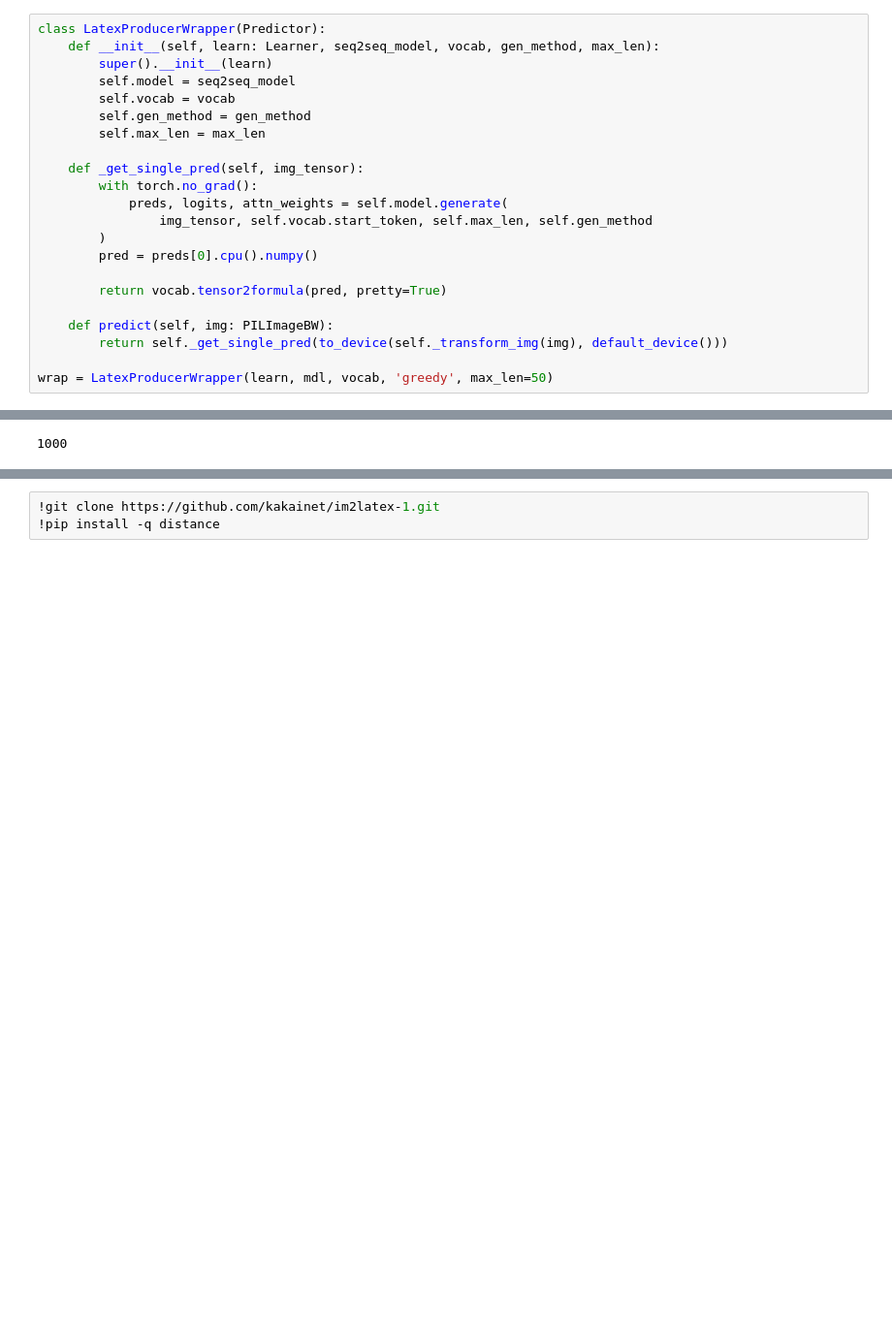
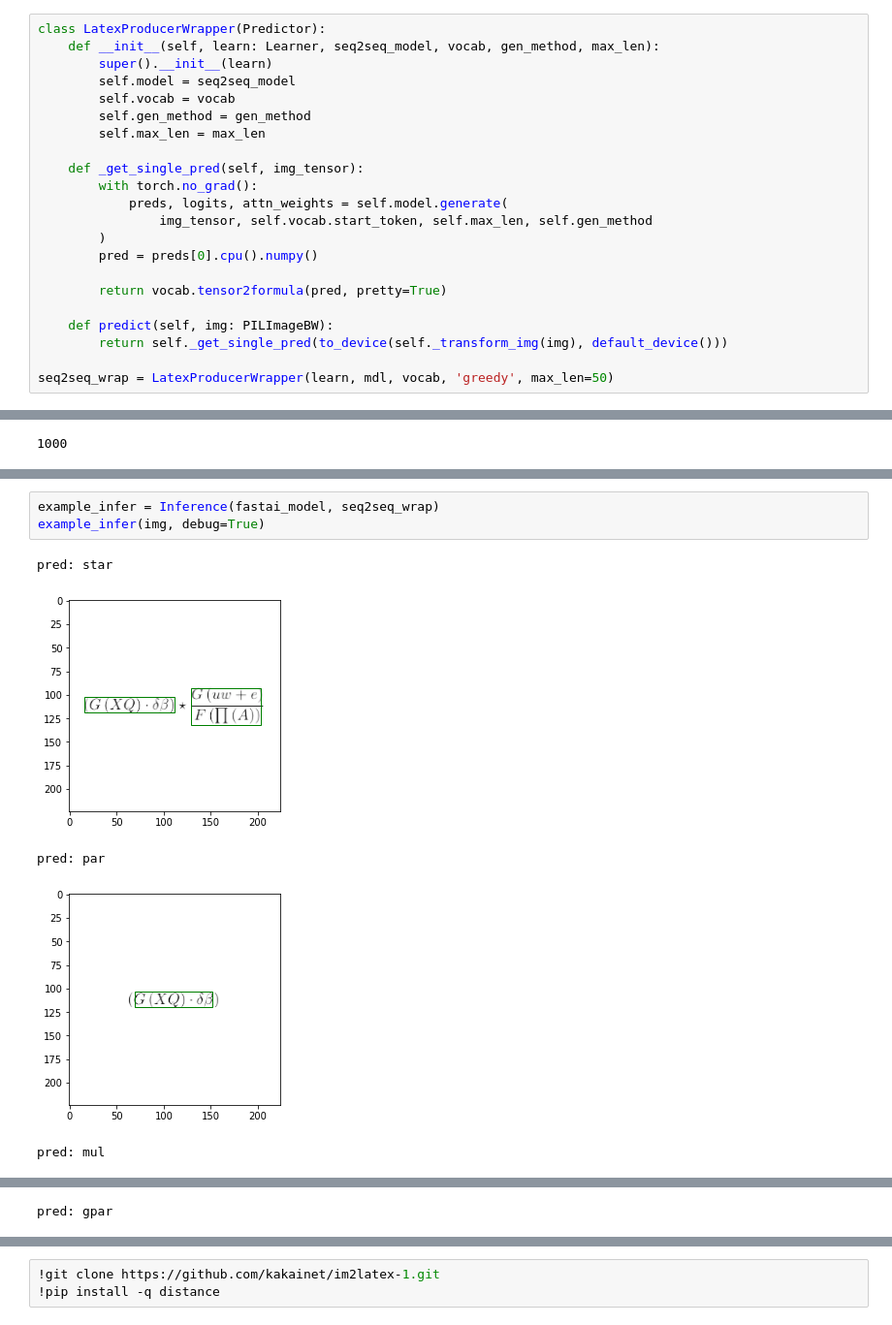
Before and after one commit to kakainet/TexNet, a Jupyter notebook: ITL_recursive_CNNs.ipynb, the cells around one changed output, grey strips where cells are left out. Shown at 97% size. Drawn from its saved outputs; the diff is of its cells as text; blank space fills up the shorter version.

```diff
--- a/ITL_recursive_CNNs.ipynb
+++ b/ITL_recursive_CNNs.ipynb
@@ -1268,7 +1271,7 @@ class LatexProducerWrapper(Predictor):
     def predict(self, img: PILImageBW):
         return self._get_single_pred(to_device(self._transform_img(img), default_device()))
 
-wrap = LatexProducerWrapper(learn, mdl, vocab, 'greedy', max_len=50)
+seq2seq_wrap = LatexProducerWrapper(learn, mdl, vocab, 'greedy', max_len=50)
 # %% [markdown]
 # Final inference
 # %%
@@ -1347,0 +1355,9 @@ img
+# %%
+example_infer = Inference(fastai_model, seq2seq_wrap)
+example_infer(img, debug=True)
+# %% [output]
+pred: star
+[figure, added]
+pred: par
+[figure, added]
+pred: mul
@@ -1347,0 +1365 @@ img
+pred: gpar
```
Also changed, not shown: parts of 15 cells of this notebook.
